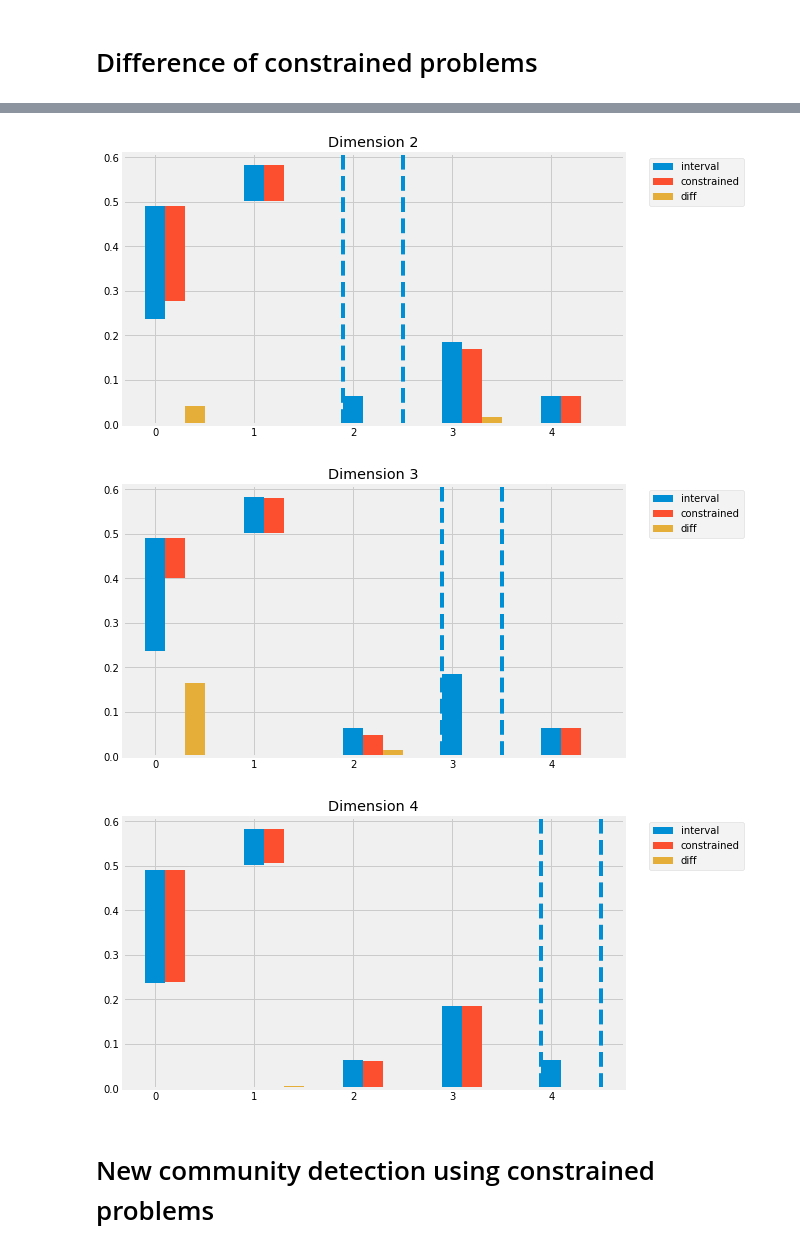
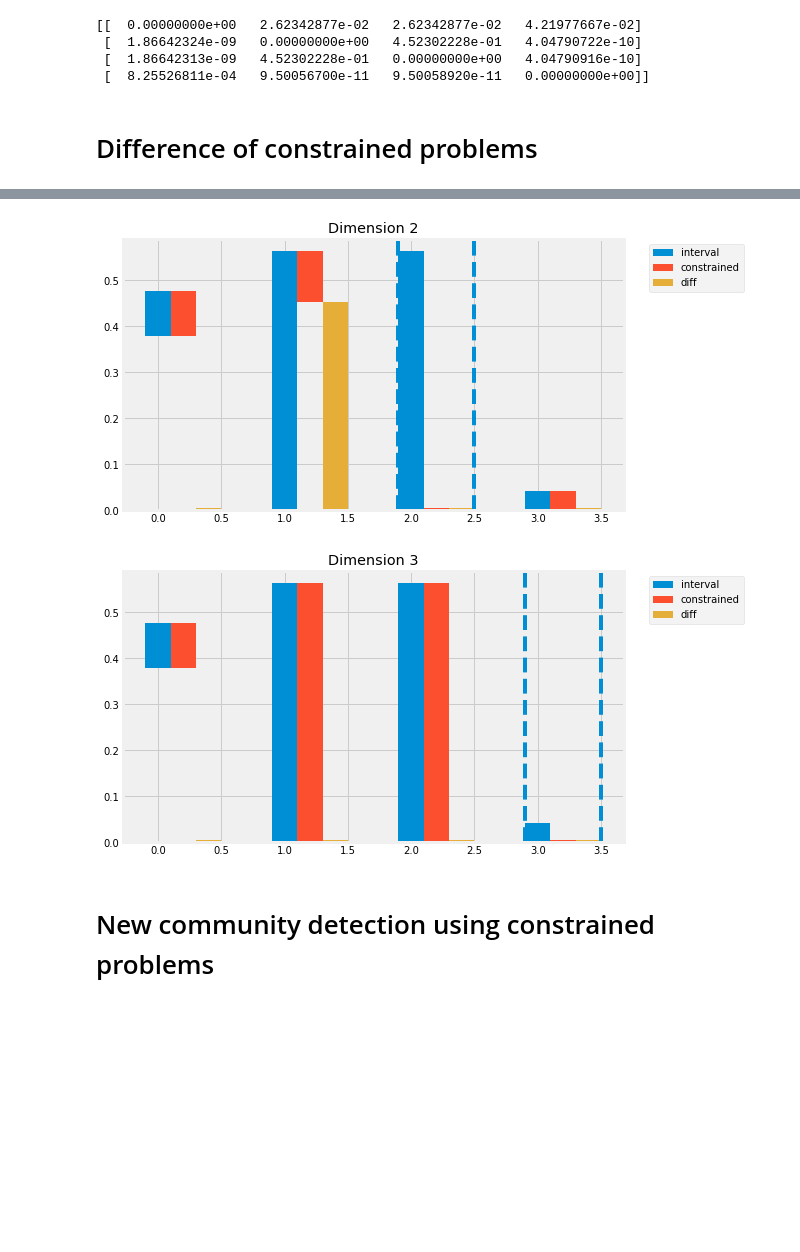
Before and after one commit to lpfann/fri, a Jupyter notebook: notebooks/Test_comm_detection.ipynb, the cells around one changed output, grey strips where cells are left out. Drawn from its saved outputs; the diff is of its cells as text; code cells hidden in the pictures; blank space fills up the shorter version.

```diff
--- a/notebooks/Test_comm_detection.ipynb
+++ b/notebooks/Test_comm_detection.ipynb
@@ -12,5 +12,5 @@ from fri import genClassificationData
 #X,y = genClassificationData(n_samples=200, n_features=20,n_strel=4, n_redundant=8,
 #                    n_repeated=0, flip_y=0,random_state=2,partition=[4,4])
 
-#X,y =  genClassificationData(n_samples=200, n_features=4,n_strel=1, n_redundant=2,
-#                    n_repeated=0, flip_y=0,random_state=3)
+X,y =  genClassificationData(n_samples=200, n_features=50,n_strel=1, n_redundant=30,
+                    n_repeated=0, flip_y=0,random_state=4,partition=[10,10,10])
@@ -17,6 +19,6 @@ from fri import genClassificationData
 # %%
 from exp_tools import gen_split_feature
 
-X,y = gen_split_feature()
+#X,y = gen_split_feature()
 from sklearn.preprocessing import StandardScaler
 X_scaled = StandardScaler().fit_transform(X)
@@ -25,5 +25,5 @@ Generating dataset with d=5,n=200,strongly=2,weakly=0, partition of weakly=None
 # %%
 from fri import FRIClassification
-fri = FRIClassification(optimum_deviation=0.05,parallel=True)
+fri = FRIClassification(optimum_deviation=0.01,parallel=True)
 # %%
 fri.fit(X_scaled,y)
@@ -50,9 +88,16 @@ array([1, 2, 3, 1, 4], dtype=int32)
+# %%
+print(fri.absolute_delta_bounds_summed_min)
+# %% [output]
+[[  0.00000000e+00   2.62342877e-02   2.62342877e-02   4.21977667e-02]
+ [  1.86642324e-09   0.00000000e+00   4.52302228e-01   4.04790722e-10]
+ [  1.86642313e-09   4.52302228e-01   0.00000000e+00   4.04790916e-10]
+ [  8.25526811e-04   9.50056700e-11   9.50058920e-11   0.00000000e+00]]
 # %% [markdown]
 # Difference of constrained problems
 # %%
 for d in range(X.shape[1]):
     ints = fri.interval_
-    conr = fri.constrained_ranges_min
-    condiff = fri.constrained_ranges_diff_min[d]
+    conr = fri.interval_constrained_to_min
+    condiff = fri.absolute_delta_bounds_summed_min[d]
     plotbars([ints,conr[d],condiff],["interval","constrained","diff"],X,d)
 # %% [output]
@@ -61,6 +106,5 @@ for d in range(X.shape[1]):
-[figure, old version]
+[figure, new version]
-[figure, old version]
+[figure, new version]
-[figure, removed]
 # %% [markdown]
 # New community detection using  constrained problems
 # %%
```
Also changed, not shown: parts of 14 cells of this notebook, 2 other files.
